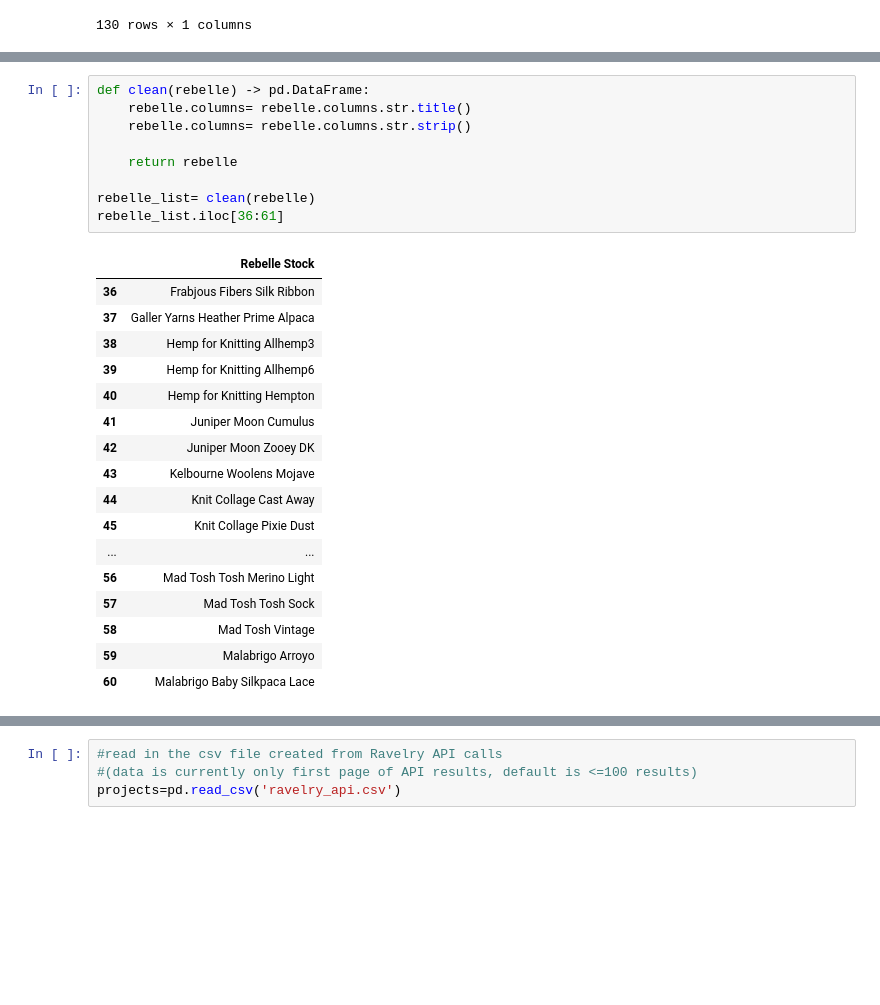
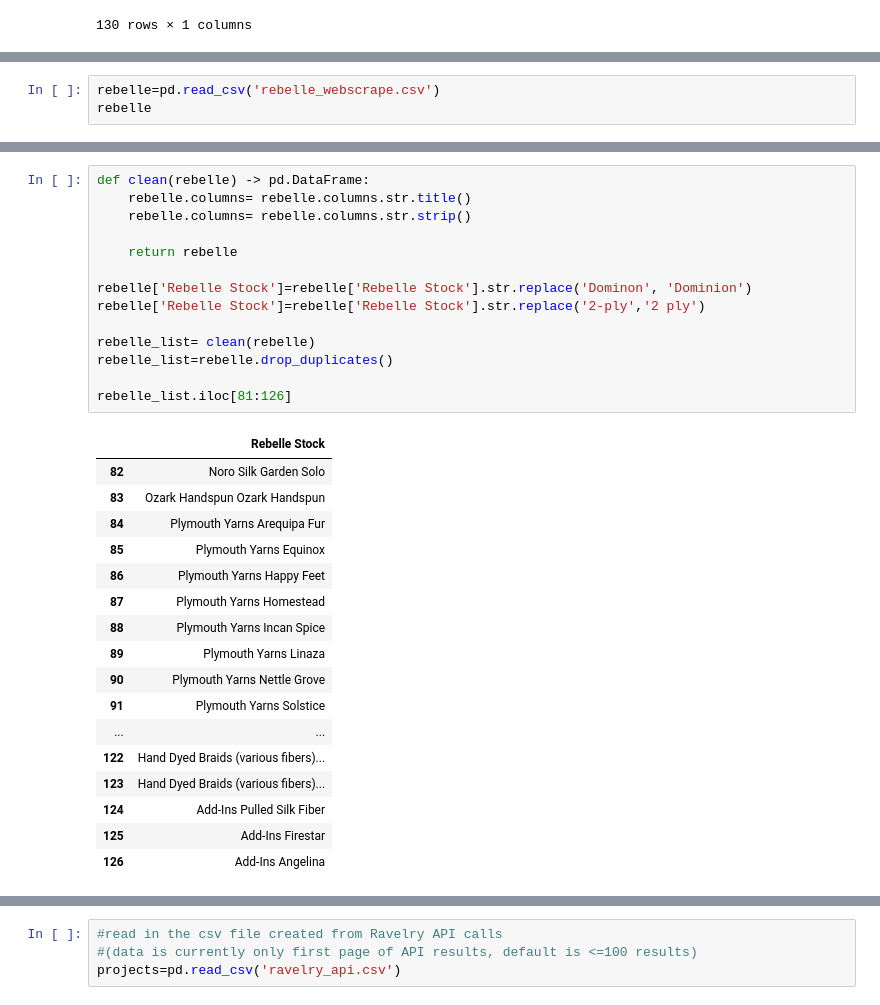
Before and after one commit to amoeba731/Yarnshop, a Jupyter notebook: yarnshop.ipynb, the cells around one changed output, grey strips where cells are left out. Cells and saved outputs as stored; diff of their text form; blank space fills up the shorter version.

```diff
--- a/yarnshop.ipynb
+++ b/yarnshop.ipynb
@@ -51,0 +59,3 @@ rebelle
+# %%
+rebelle=pd.read_csv('rebelle_webscrape.csv')
+rebelle
@@ -52,30 +76,35 @@ rebelle
 # %%
 def clean(rebelle) -> pd.DataFrame:
     rebelle.columns= rebelle.columns.str.title()
     rebelle.columns= rebelle.columns.str.strip()
 
     return rebelle
 
+rebelle['Rebelle Stock']=rebelle['Rebelle Stock'].str.replace('Dominon', 'Dominion')
+rebelle['Rebelle Stock']=rebelle['Rebelle Stock'].str.replace('2-ply','2 ply')
+
 rebelle_list= clean(rebelle)
-rebelle_list.iloc[36:61]
+rebelle_list=rebelle.drop_duplicates()
+
+rebelle_list.iloc[81:126]
 # %% [output]
 |  | Rebelle Stock |
-| 36 | Frabjous Fibers Silk Ribbon |
-| 37 | Galler Yarns Heather Prime Alpaca |
-| 38 | Hemp for Knitting Allhemp3 |
-| 39 | Hemp for Knitting Allhemp6 |
-| 40 | Hemp for Knitting Hempton |
-| 41 | Juniper Moon Cumulus |
-| 42 | Juniper Moon Zooey DK |
-| 43 | Kelbourne Woolens Mojave |
-| 44 | Knit Collage Cast Away |
-| 45 | Knit Collage Pixie Dust |
+| 82 | Noro Silk Garden Solo |
+| 83 | Ozark Handspun Ozark Handspun |
+| 84 | Plymouth Yarns Arequipa Fur |
+| 85 | Plymouth Yarns Equinox |
+| 86 | Plymouth Yarns Happy Feet |
+| 87 | Plymouth Yarns Homestead |
+| 88 | Plymouth Yarns Incan Spice |
+| 89 | Plymouth Yarns Linaza |
+| 90 | Plymouth Yarns Nettle Grove |
+| 91 | Plymouth Yarns Solstice |
 | ... | ... |
-| 56 | Mad Tosh Tosh Merino Light |
-| 57 | Mad Tosh Tosh Sock |
-| 58 | Mad Tosh Vintage |
-| 59 | Malabrigo Arroyo |
-| 60 | Malabrigo Baby Silkpaca Lace |
+| 122 | Hand Dyed Braids (various fibers)... |
+| 123 | Hand Dyed Braids (various fibers)... |
+| 124 | Add-Ins Pulled Silk Fiber |
+| 125 | Add-Ins Firestar |
+| 126 | Add-Ins Angelina |
 # %%
 #Code I used to create the ravelry_api.csv file
 #Future project is to figure out how to turn this into a FOR LOOP,
```
Also changed, not shown: parts of 20 cells of this notebook, 1 other file.
